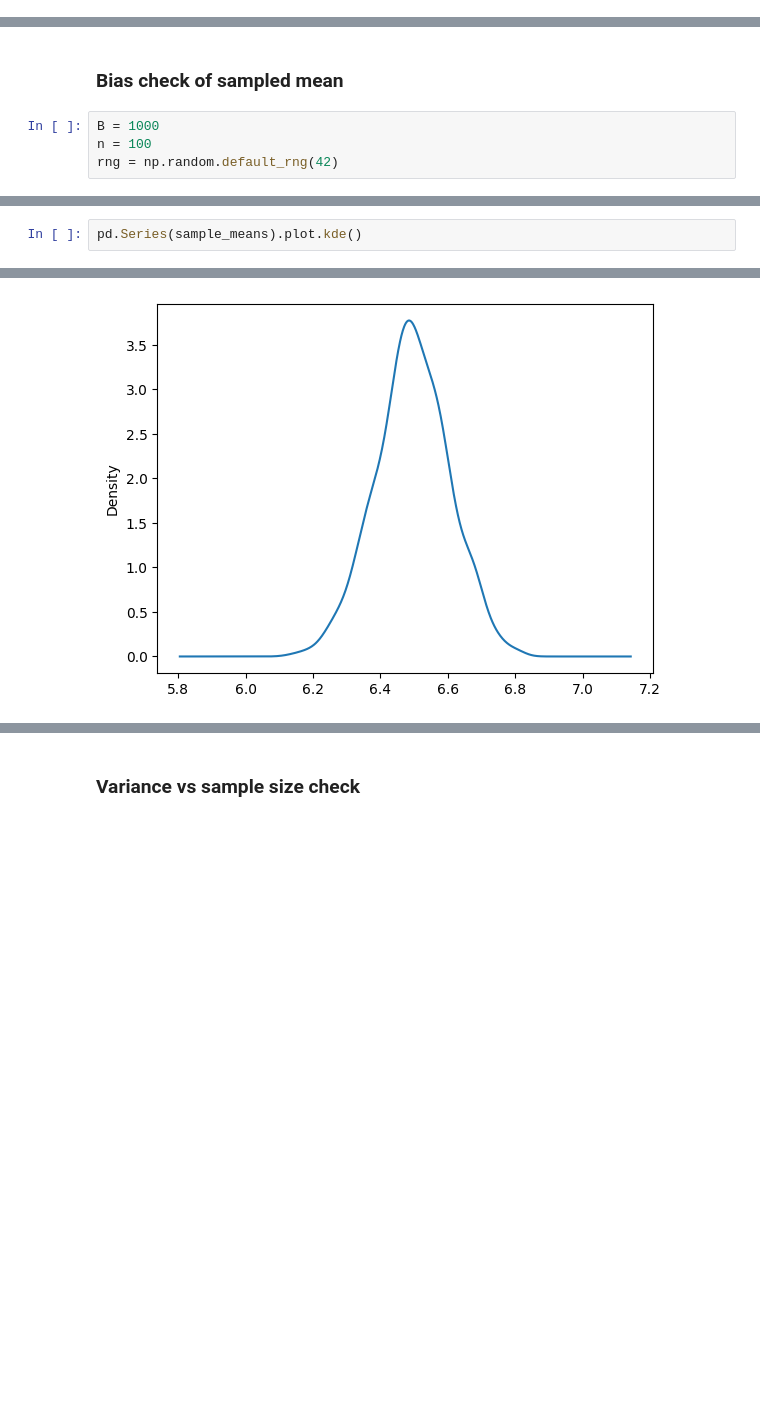
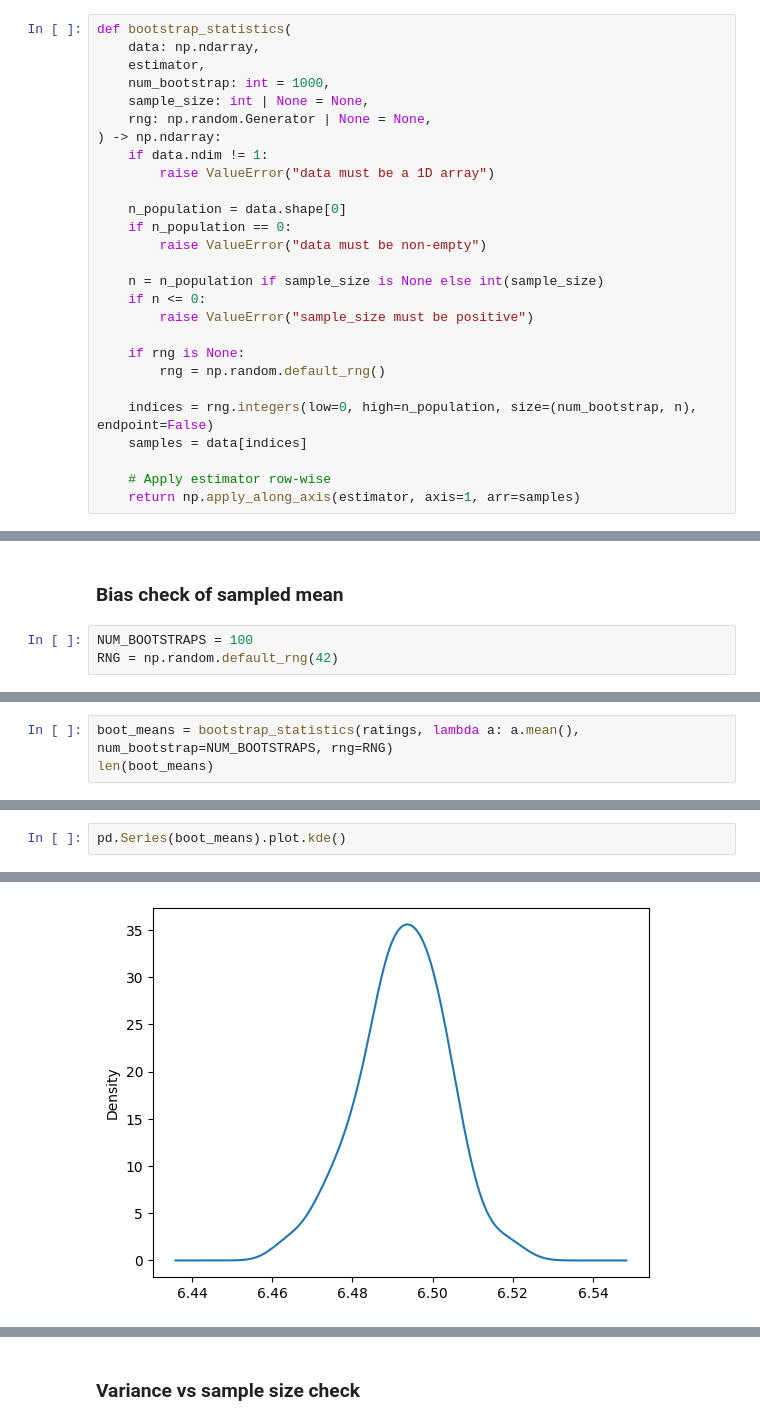
Before and after one commit to semwett0301/stat-ml-labs, a Jupyter notebook: statistic-course/math_stat_1.ipynb, the cells around one changed output, grey strips where cells are left out. Saved outputs shown, nothing was run; the diff lists cells and outputs as text; blank space fills up the shorter version.

```diff
--- a/statistic-course/math_stat_1.ipynb
+++ b/statistic-course/math_stat_1.ipynb
@@ -733,0 +737,27 @@ normal_sample.std()
+# %%
+def bootstrap_statistics(
+    data: np.ndarray,
+    estimator,
+    num_bootstrap: int = 1000,
+    sample_size: int | None = None,
+    rng: np.random.Generator | None = None,
+) -> np.ndarray:
+    if data.ndim != 1:
+        raise ValueError("data must be a 1D array")
+
+    n_population = data.shape[0]
+    if n_population == 0:
+        raise ValueError("data must be non-empty")
+
+    n = n_population if sample_size is None else int(sample_size)
+    if n <= 0:
+        raise ValueError("sample_size must be positive")
+
+    if rng is None:
+        rng = np.random.default_rng()
+
+    indices = rng.integers(low=0, high=n_population, size=(num_bootstrap, n), endpoint=False)
+    samples = data[indices]
+
+    # Apply estimator row-wise
+    return np.apply_along_axis(estimator, axis=1, arr=samples)
@@ -750,6 +810,5 @@ ratings.mean()
 # %% [markdown]
 ### Bias check of sampled mean
 # %%
-B = 1000
-n = 100
-rng = np.random.default_rng(42)
+NUM_BOOTSTRAPS = 100
+RNG = np.random.default_rng(42)
@@ -782,0 +815,3 @@ len(sample_means)
+# %%
+boot_means = bootstrap_statistics(ratings, lambda a: a.mean(), num_bootstrap=NUM_BOOTSTRAPS, rng=RNG)
+len(boot_means)
@@ -783,6 +820,6 @@ len(sample_means)
 # %%
-pd.Series(sample_means).plot.kde()
+pd.Series(boot_means).plot.kde()
 # %% [output]
 <Axes: ylabel='Density'>
-[figure, old version]
+[figure, new version]
 # %%
```
Also changed, not shown: parts of 31 cells of this notebook.
